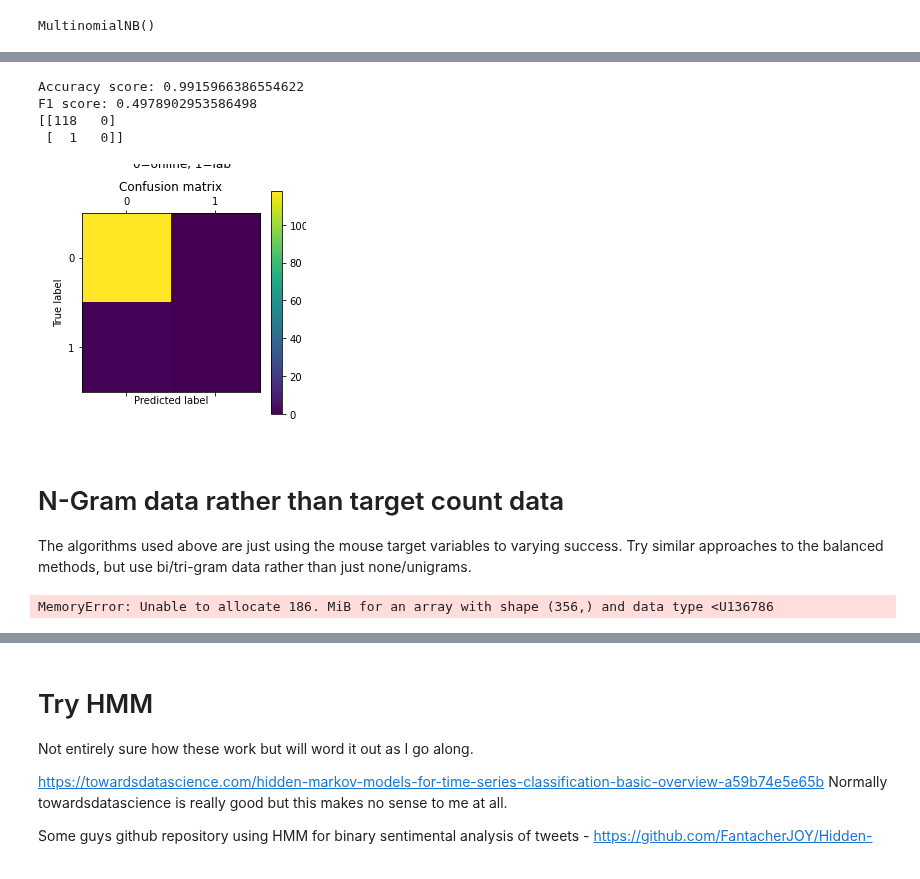
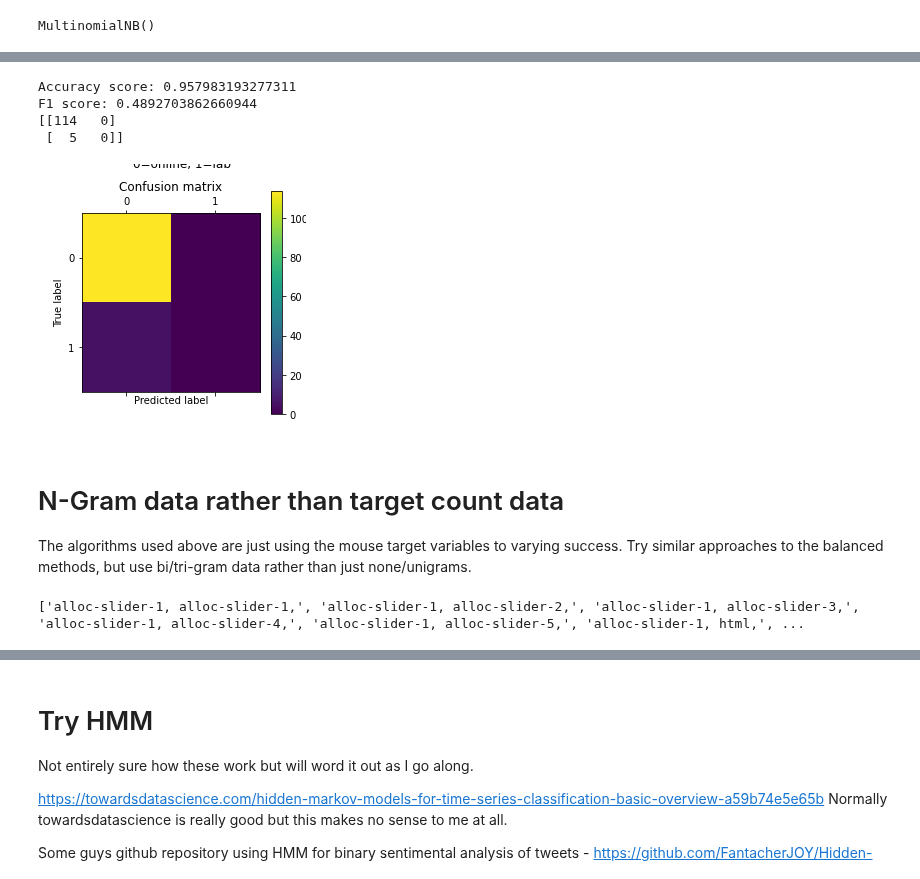
Before and after one commit to DJSaunders1997/Masters-Project, a Jupyter notebook: NLP-Notebook.ipynb, the cells around one changed output, grey strips where cells are left out. Saved outputs shown, nothing was run; the diff lists cells and outputs as text; code cells hidden in the pictures.

```diff
--- a/NLP-Notebook.ipynb
+++ b/NLP-Notebook.ipynb
@@ -641,40 +264,38 @@ F1 score: 0.8571428571428571
 #https://machinelearningmastery.com/what-is-imbalanced-classification/
 
 # X, y are still the full dataset.
 X_train, X_test, y_train, y_test = train_test_split(X, y)
-X_train = strip_spaces(X_train)
-X_test = strip_spaces(X_test)
 
 vectorizer = CountVectorizer(token_pattern='(.*?,)')
 counts = vectorizer.fit_transform(X_train)
 
 Spam_model = LogisticRegression(solver='liblinear', penalty='l1')
 Spam_model.fit(counts, y_train)
 
 example_count = vectorizer.transform(X_test)
 pred = Spam_model.predict(example_count)
 print( f'Accuracy score: {accuracy_score(y_test,pred)}' )
 f1 = f1_score(y_test, pred, average='macro')
 print( f'F1 score: {f1}' )
 # Accuracy of 0.66% not the best but also not bad.
 # TODO: Run this on bi/tri-grams data to see if that will be better.
 # Instead of having a matrix of the differnt words, have matrix of different ngrams.
 
 cm = confusion_matrix(y_test, pred)
 print(cm)
 plt.matshow(cm)
 plt.title('Confusion matrix')
 plt.suptitle('0=online, 1=lab')
 plt.colorbar()
 plt.ylabel('True label')
 plt.xlabel('Predicted label')
 plt.show()
 # %% [output]
-Accuracy score: 0.9915966386554622
-F1 score: 0.4978902953586498
-[[118   0]
- [  1   0]]
+Accuracy score: 0.957983193277311
+F1 score: 0.4892703862660944
+[[114   0]
+ [  5   0]]
-[figure, old version]
+[figure, new version]
 # %% [markdown]
 # N-Gram data rather than target count data
 
@@ -686,8 +307,6 @@ Try similar approaches to the balanced methods, but use bi/tri-gram data rather
 
 # First do with unbalanced classes, then balanced.
 X_train, X_test, y_train, y_test = train_test_split(X, y)
-X_train = strip_spaces(X_train)
-X_test = strip_spaces(X_test)
 
 vectorizer_ngram = CountVectorizer(token_pattern='(.*?,)', ngram_range=(2, 2))
 ngram_counts = vectorizer_ngram.fit_transform(X_train)
@@ -695,7 +314,7 @@ print(vectorizer_ngram.get_feature_names()) # Not sure if this worked correclty,
 
 X_test = vectorizer_ngram.transform(X_test) # TODO: SHould be treating alloc-slider-1/alloc-slider-2 as different n-grams.
 # %% [output]
-MemoryError: Unable to allocate 186. MiB for an array with shape (356,) and data type <U136786
+['alloc-slider-1, alloc-slider-1,', 'alloc-slider-1, alloc-slider-2,', 'alloc-slider-1, alloc-slider-3,', 'alloc-slider-1, alloc-slider-4,', 'alloc-slider-1, alloc-slider-5,', 'alloc-slider-1, html,', ...
 # %%
 
 Spam_model = LogisticRegression(solver='liblinear', penalty='l1')
```
Also changed, not shown: parts of 51 cells of this notebook, 1 other file.
